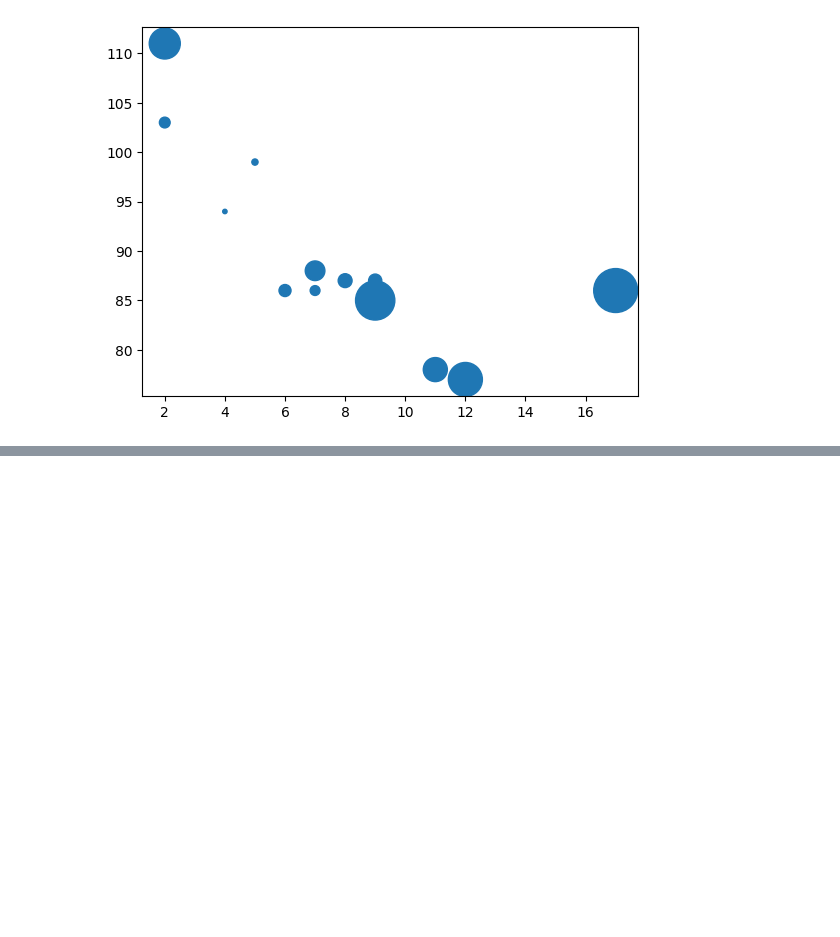
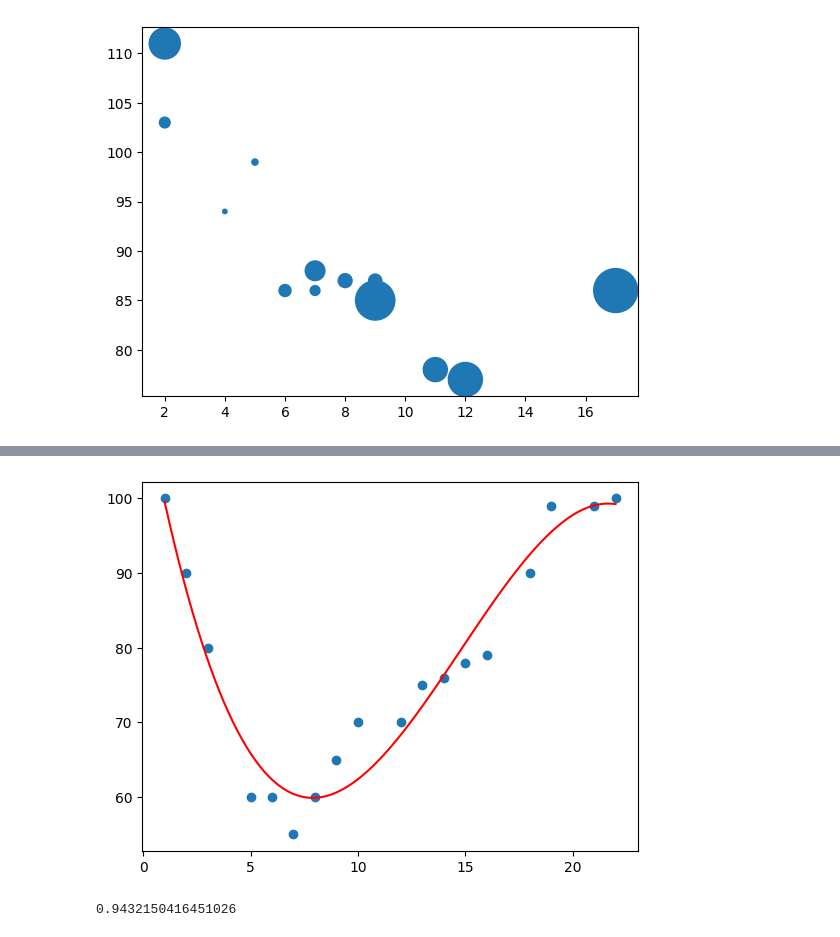
Before and after one commit to simonangel-fong/Note_Tech, a Jupyter notebook: Programming_Language/machine_learning/lab.ipynb, the cells around one changed output, grey strips where cells are left out. Drawn from its saved outputs; the diff is of its cells as text; code cells hidden in the pictures; blank space fills up the shorter version.

```diff
--- a/Programming_Language/machine_learning/lab.ipynb
+++ b/Programming_Language/machine_learning/lab.ipynb
@@ -197,0 +283,42 @@ plt.show()
+# %%
+import numpy
+import matplotlib.pyplot as plt
+
+age_list = [1, 2, 3, 5, 6, 7, 8, 9, 10, 12, 13, 14, 15, 16, 18, 19, 21, 22]
+speed_list = [100, 90, 80, 60, 60, 55, 60, 65,
+              70, 70, 75, 76, 78, 79, 90, 99, 99, 100]
+
+# make a polynomial model, 假设是3项,即最高次是2.
+predict_model = numpy.poly1d(numpy.polyfit(age_list, speed_list, 3))
+
+# specify how the line will display, we start at position 1, and end at position 22:
+hypothesized_age = numpy.linspace(1, 22, 100)
+# get a list of predict speed
+predict_speed_list = predict_model(hypothesized_age)
+
+# Draw the scatter plot of train dataset
+plt.scatter(age_list, speed_list)
+
+# Draw the line of polynomial regression
+plt.plot(hypothesized_age, predict_speed_list, color='red')
+
+plt.show()      # Display the diagram
+# %% [output]
+[figure, added]
+# %%
+import numpy
+from sklearn.metrics import r2_score
+
+age_list = [1, 2, 3, 5, 6, 7, 8, 9, 10, 12, 13, 14, 15, 16, 18, 19, 21, 22]
+speed_list = [100, 90, 80, 60, 60, 55, 60, 65,
+              70, 70, 75, 76, 78, 79, 90, 99, 99, 100]
+
+predict_model = numpy.poly1d(numpy.polyfit(age_list, speed_list, 3))
+
+# compute r-squared
+print(r2_score(speed_list, predict_model(age_list)))
+# 0.9432150416451026
+
+# The result 0.94 shows that there is a very good relationship, and we can use polynomial regression in future predictions.
+# %% [output]
+0.9432150416451026
```
Also changed, not shown: parts of 6 cells of this notebook, 6 other files.
